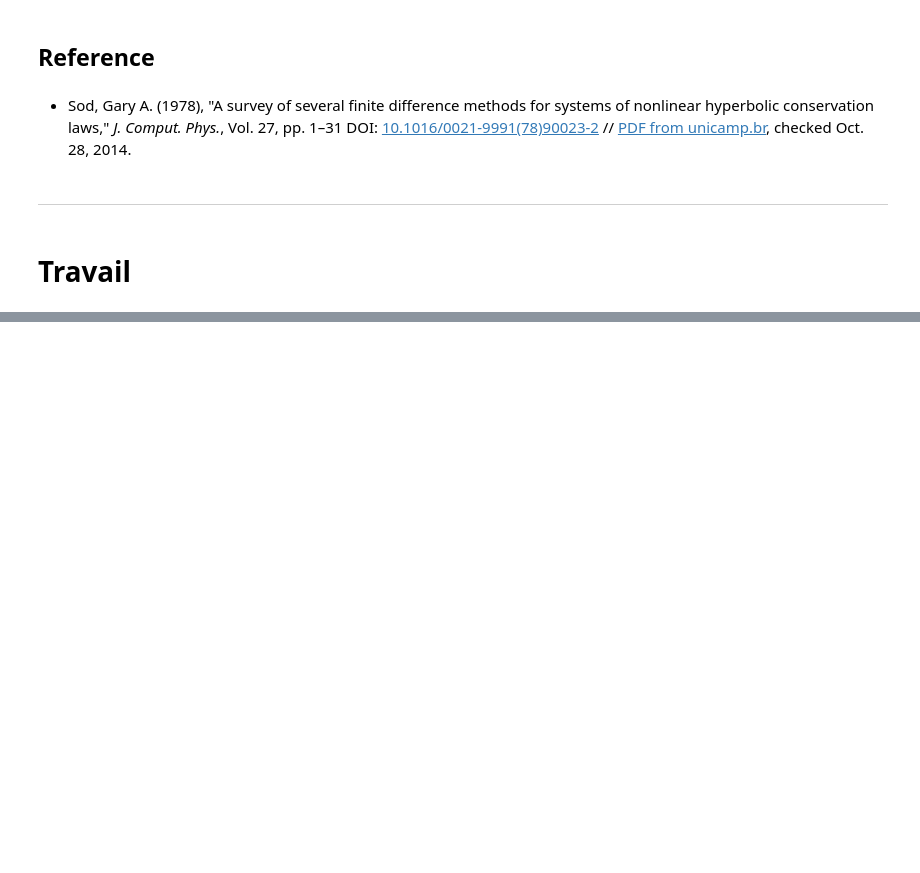
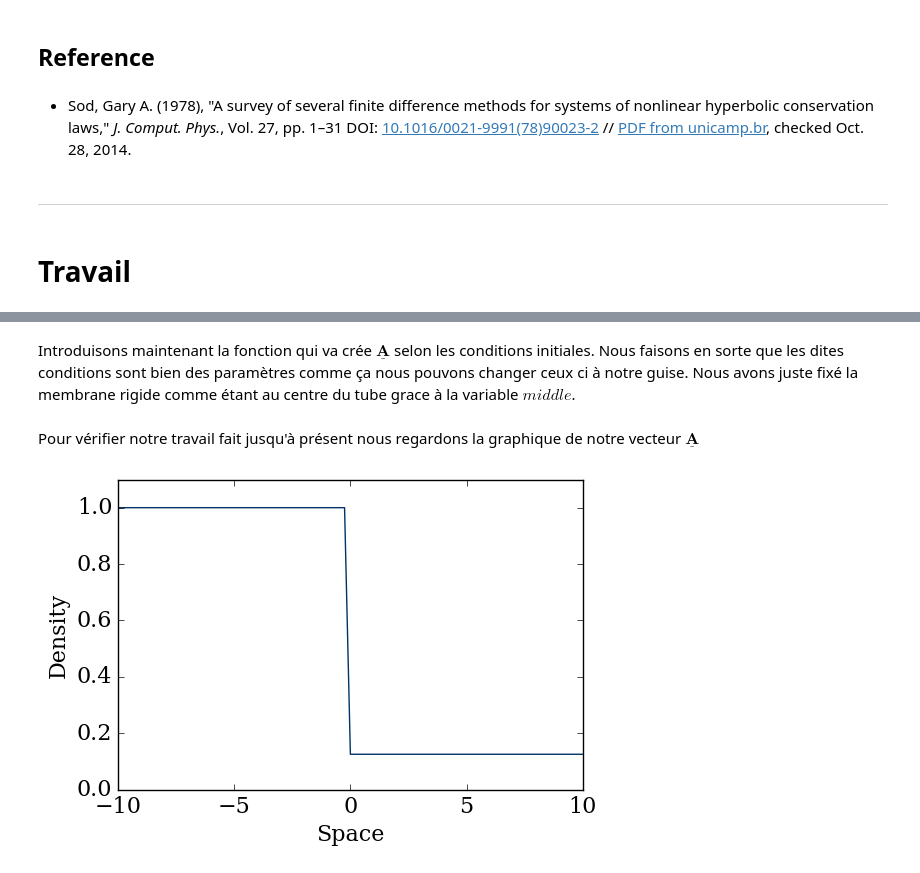
Before and after one commit to LusArt/Shock_Tube, a Jupyter notebook: Shock_Tube.ipynb, the cells around one changed output, grey strips where cells are left out. Cells and saved outputs as stored; diff of their text form; code cells hidden in the pictures; blank space fills up the shorter version.

```diff
--- a/Shock_Tube.ipynb
+++ b/Shock_Tube.ipynb
@@ -519,0 +359,2 @@ HTML(anim.to_html5_video())
+# %% [markdown]
+Introduisons maintenant la fonction qui va crée $\underline{\mathbf{A}}$ selon les conditions initiales. Nous faisons en sorte que les dites conditions sont bien des paramètres comme ça nous pouvons changer ceux ci à notre guise. Nous avons juste fixé la membrane rigide comme étant au centre du tube grace à la variable $middle$.
@@ -519,0 +395,36 @@ HTML(anim.to_html5_video())
+# %%
+#Basic code parameters
+nx = 81
+dx = 0.25
+dt = 0.0002
+gamma = 1.4
+
+#These are included so we don't have to calculate the value of nt (we are getting really lazy)
+T = 0.01             # time considered for the simulation
+nt = int(T/dt)+1     # number of time steps
+
+# Initial boundary conditons
+### from -10 to 0 m inside the tube (left side)
+rho_left = 1.        # density in kg m^{-3}
+u_left = 0           # velocity in m/s
+p_left = 100000      # pressure in kg m^{-2}
+## from 0 to 10m inside the tube (right side)
+rho_right = 0.125    # density in kg m^{-3}
+u_right = 0          # velocity in m/s
+p_right = 10000      # pressure in kg m^{-2}
+
+condition_left = [rho_left,u_left,p_left]
+condition_right = [rho_right,u_right,p_right]
+# %% [markdown]
+Pour vérifier notre travail fait jusqu'à présent nous regardons la graphique de notre vecteur $\underline{\mathbf{A}}$
+# %%
+#fonction initiale
+x = numpy.linspace(-10,10,nx)
+A = shocktube(nx,condition_left,condition_right)
+# %%
+pyplot.plot(x, A[0], color='#003366', ls='-', lw=1)
+pyplot.ylabel('Density')
+pyplot.xlabel('Space')
+pyplot.ylim(0,1.1);
+# %% [output]
+[figure, added]
```
Also changed, not shown: parts of 40 cells of this notebook.
